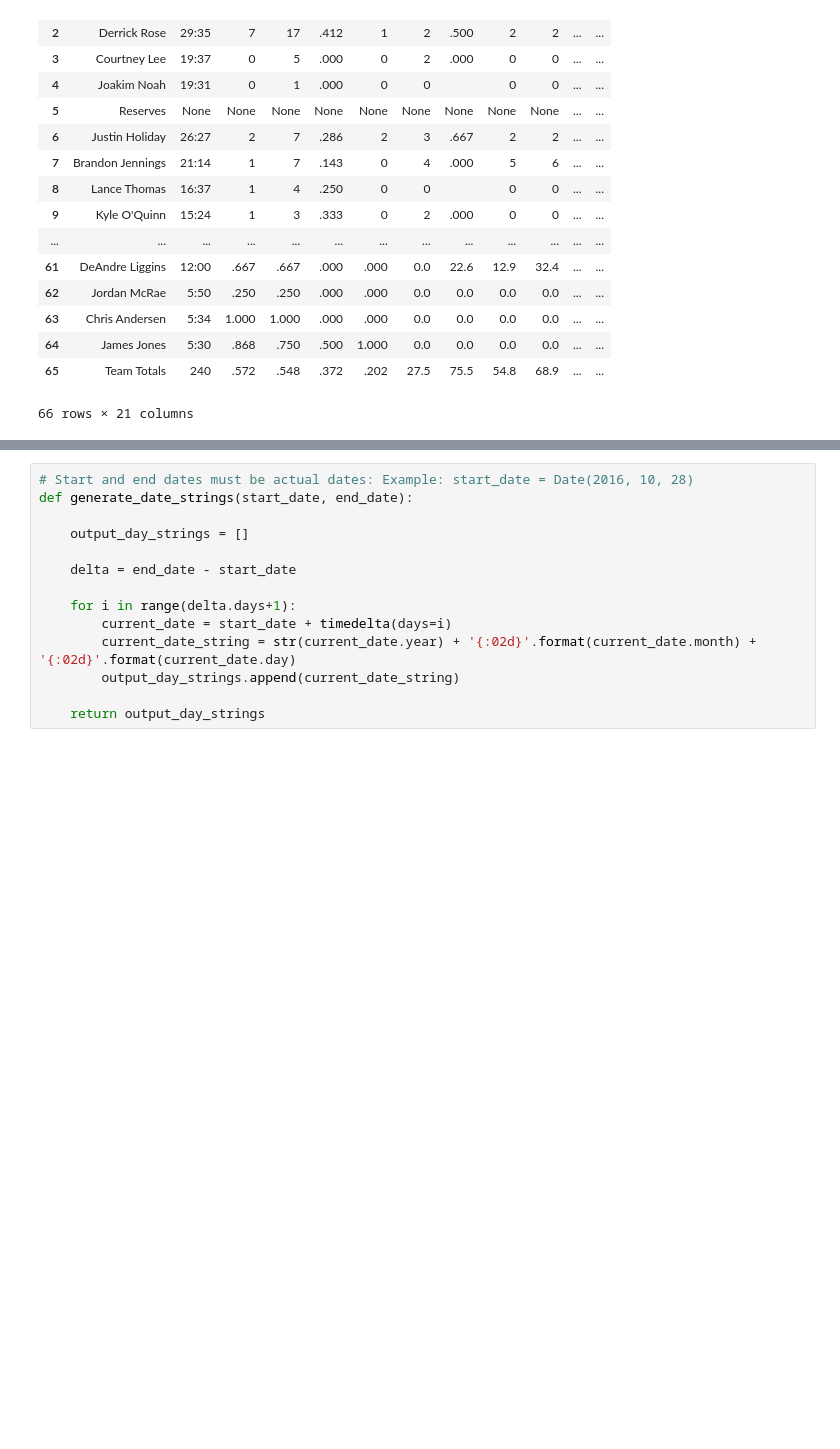
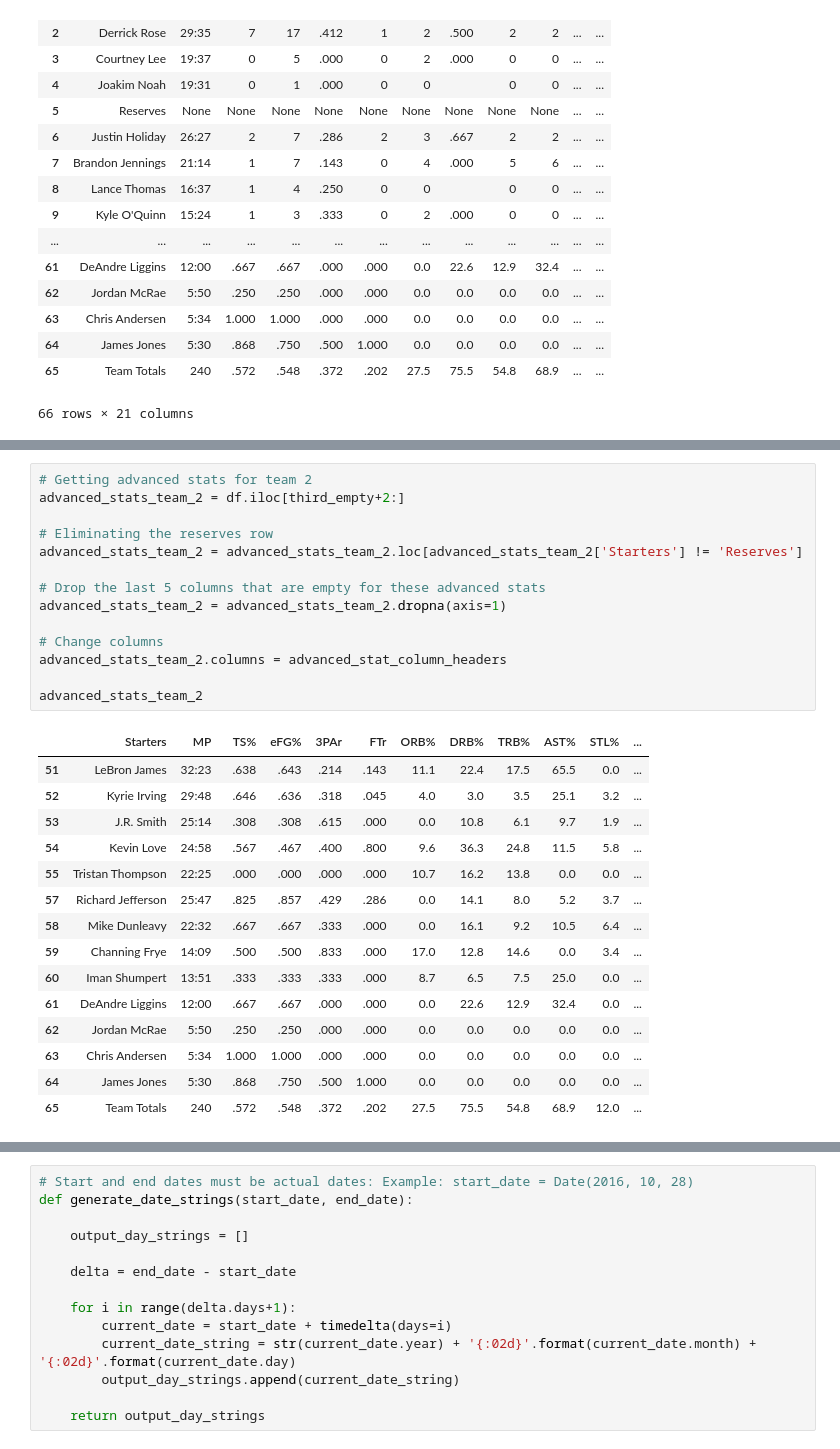
Before and after one commit to alhuang10/Basketball-Predictions, a Jupyter notebook: Basketball Reference Parsing.ipynb, the cells around one changed output, grey strips where cells are left out. Saved outputs shown, nothing was run; the diff lists cells and outputs as text; blank space fills up the shorter version.

```diff
--- a/Basketball Reference Parsing.ipynb
+++ b/Basketball Reference Parsing.ipynb
@@ -265,0 +201,30 @@ title_string[19:38]
+# %%
+# Getting advanced stats for team 2
+advanced_stats_team_2 = df.iloc[third_empty+2:]
+
+# Eliminating the reserves row
+advanced_stats_team_2 = advanced_stats_team_2.loc[advanced_stats_team_2['Starters'] != 'Reserves']
+
+# Drop the last 5 columns that are empty for these advanced stats
+advanced_stats_team_2 = advanced_stats_team_2.dropna(axis=1)
+
+# Change columns
+advanced_stats_team_2.columns = advanced_stat_column_headers
+
+advanced_stats_team_2
+# %% [output]
+|  | Starters | MP | TS% | eFG% | 3PAr | FTr | ORB% | DRB% | TRB% | AST% | STL% | ... |
+| 51 | LeBron James | 32:23 | .638 | .643 | .214 | .143 | 11.1 | 22.4 | 17.5 | 65.5 | 0.0 | ... |
+| 52 | Kyrie Irving | 29:48 | .646 | .636 | .318 | .045 | 4.0 | 3.0 | 3.5 | 25.1 | 3.2 | ... |
+| 53 | J.R. Smith | 25:14 | .308 | .308 | .615 | .000 | 0.0 | 10.8 | 6.1 | 9.7 | 1.9 | ... |
+| 54 | Kevin Love | 24:58 | .567 | .467 | .400 | .800 | 9.6 | 36.3 | 24.8 | 11.5 | 5.8 | ... |
+| 55 | Tristan Thompson | 22:25 | .000 | .000 | .000 | .000 | 10.7 | 16.2 | 13.8 | 0.0 | 0.0 | ... |
+| 57 | Richard Jefferson | 25:47 | .825 | .857 | .429 | .286 | 0.0 | 14.1 | 8.0 | 5.2 | 3.7 | ... |
+| 58 | Mike Dunleavy | 22:32 | .667 | .667 | .333 | .000 | 0.0 | 16.1 | 9.2 | 10.5 | 6.4 | ... |
+| 59 | Channing Frye | 14:09 | .500 | .500 | .833 | .000 | 17.0 | 12.8 | 14.6 | 0.0 | 3.4 | ... |
+| 60 | Iman Shumpert | 13:51 | .333 | .333 | .333 | .000 | 8.7 | 6.5 | 7.5 | 25.0 | 0.0 | ... |
+| 61 | DeAndre Liggins | 12:00 | .667 | .667 | .000 | .000 | 0.0 | 22.6 | 12.9 | 32.4 | 0.0 | ... |
+| 62 | Jordan McRae | 5:50 | .250 | .250 | .000 | .000 | 0.0 | 0.0 | 0.0 | 0.0 | 0.0 | ... |
+| 63 | Chris Andersen | 5:34 | 1.000 | 1.000 | .000 | .000 | 0.0 | 0.0 | 0.0 | 0.0 | 0.0 | ... |
+| 64 | James Jones | 5:30 | .868 | .750 | .500 | 1.000 | 0.0 | 0.0 | 0.0 | 0.0 | 0.0 | ... |
+| 65 | Team Totals | 240 | .572 | .548 | .372 | .202 | 27.5 | 75.5 | 54.8 | 68.9 | 12.0 | ... |
```
Also changed, not shown: parts of 42 cells of this notebook.
